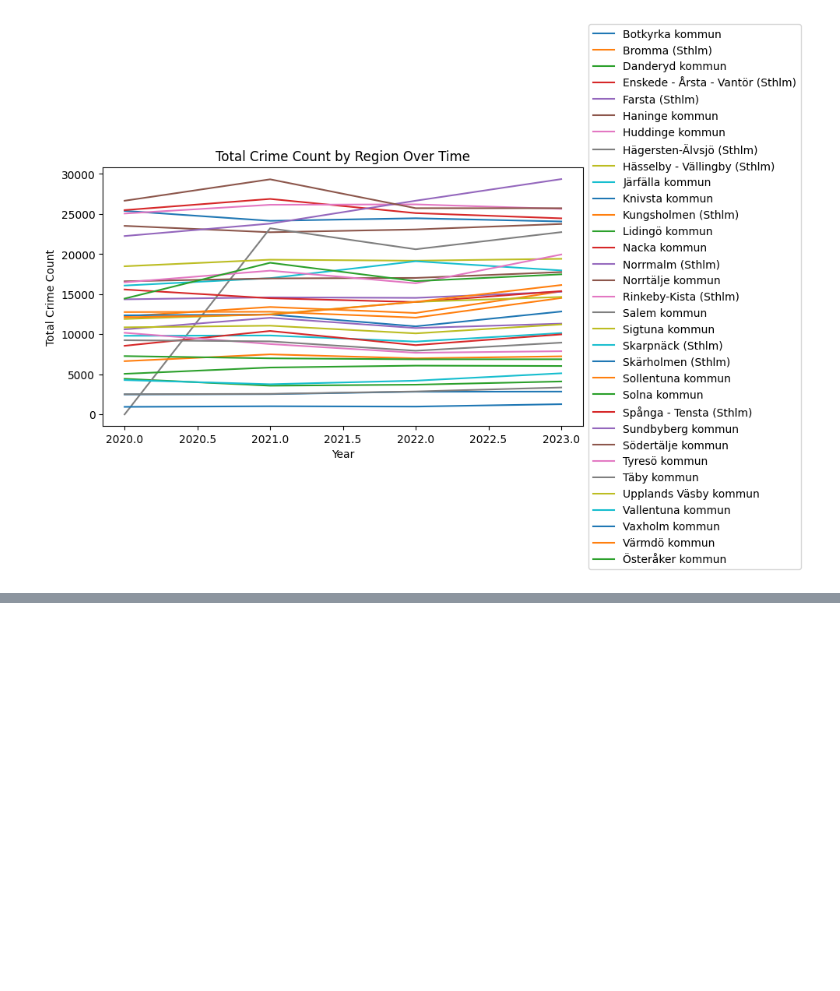
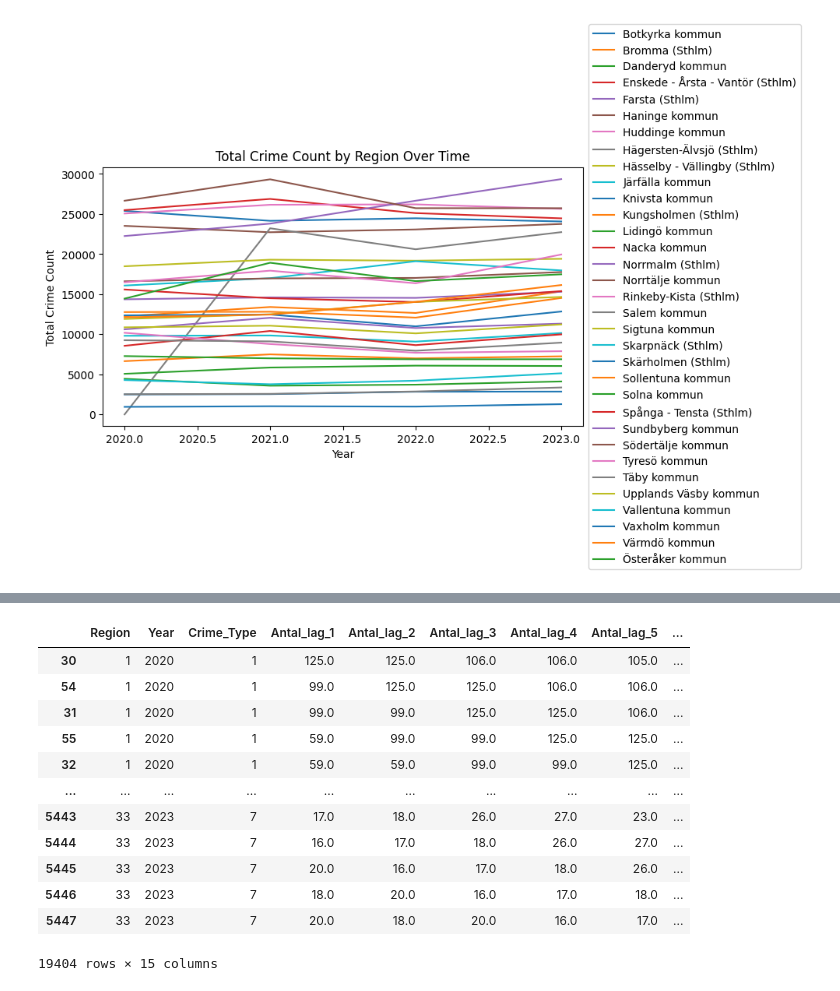
Before and after one commit to melane1978/PythonAiCourse, a Jupyter notebook: CrimeML/preparedata/crimeML-2st-version.ipynb, the cells around one changed output, grey strips where cells are left out. Cells and saved outputs as stored; diff of their text form; code cells hidden in the pictures; blank space fills up the shorter version.

```diff
--- a/CrimeML/crimeML-2st-version.ipynb
+++ b/CrimeML/preparedata/crimeML-2st-version.ipynb
@@ -241,0 +315,18 @@ data
+# %%
+# Drop rows with NaN values resulting from shifting
+data.dropna(inplace=True)
+data
+# %% [output]
+|  | Region | Year | Crime_Type | Antal_lag_1 | Antal_lag_2 | Antal_lag_3 | Antal_lag_4 | Antal_lag_5 | ... |
+| 30 | 1 | 2020 | 1 | 125.0 | 125.0 | 106.0 | 106.0 | 105.0 | ... |
+| 54 | 1 | 2020 | 1 | 99.0 | 125.0 | 125.0 | 106.0 | 106.0 | ... |
+| 31 | 1 | 2020 | 1 | 99.0 | 99.0 | 125.0 | 125.0 | 106.0 | ... |
+| 55 | 1 | 2020 | 1 | 59.0 | 99.0 | 99.0 | 125.0 | 125.0 | ... |
+| 32 | 1 | 2020 | 1 | 59.0 | 59.0 | 99.0 | 99.0 | 125.0 | ... |
+| ... | ... | ... | ... | ... | ... | ... | ... | ... | ... |
+| 5443 | 33 | 2023 | 7 | 17.0 | 18.0 | 26.0 | 27.0 | 23.0 | ... |
+| 5444 | 33 | 2023 | 7 | 16.0 | 17.0 | 18.0 | 26.0 | 27.0 | ... |
+| 5445 | 33 | 2023 | 7 | 20.0 | 16.0 | 17.0 | 18.0 | 26.0 | ... |
+| 5446 | 33 | 2023 | 7 | 18.0 | 20.0 | 16.0 | 17.0 | 18.0 | ... |
+| 5447 | 33 | 2023 | 7 | 20.0 | 18.0 | 20.0 | 16.0 | 17.0 | ... |
+19404 rows × 15 columns
```
Also changed, not shown: parts of 11 cells of this notebook, 11 other files.
